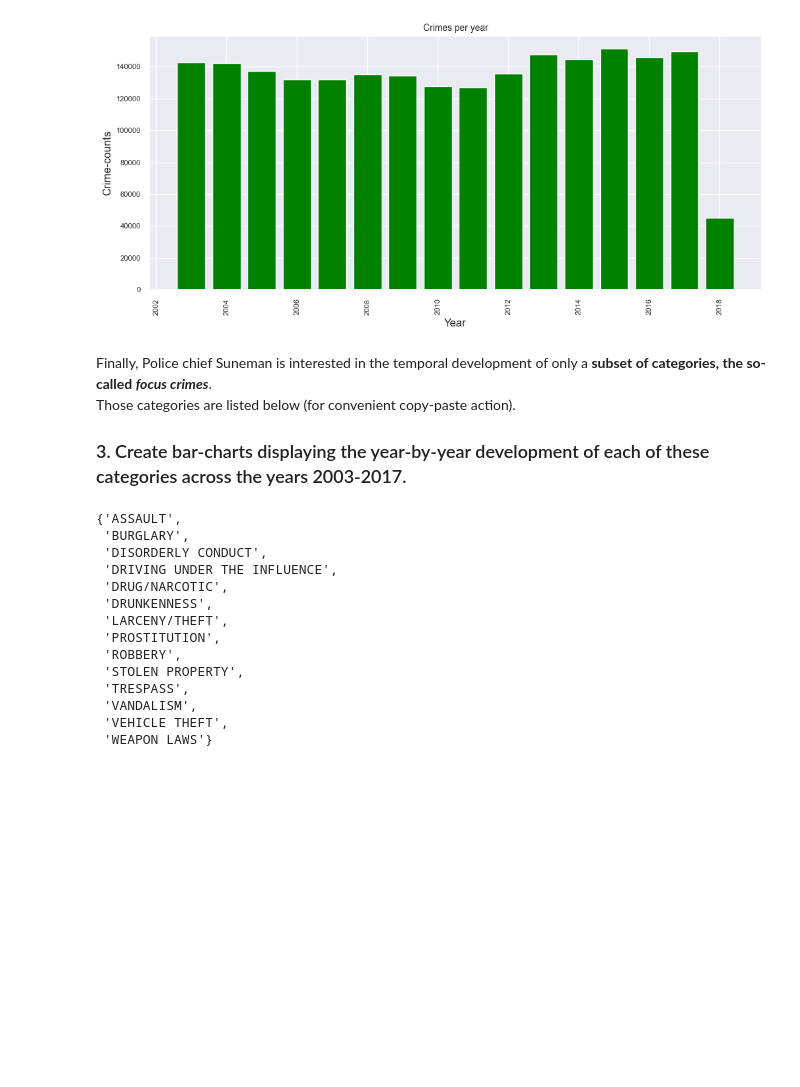
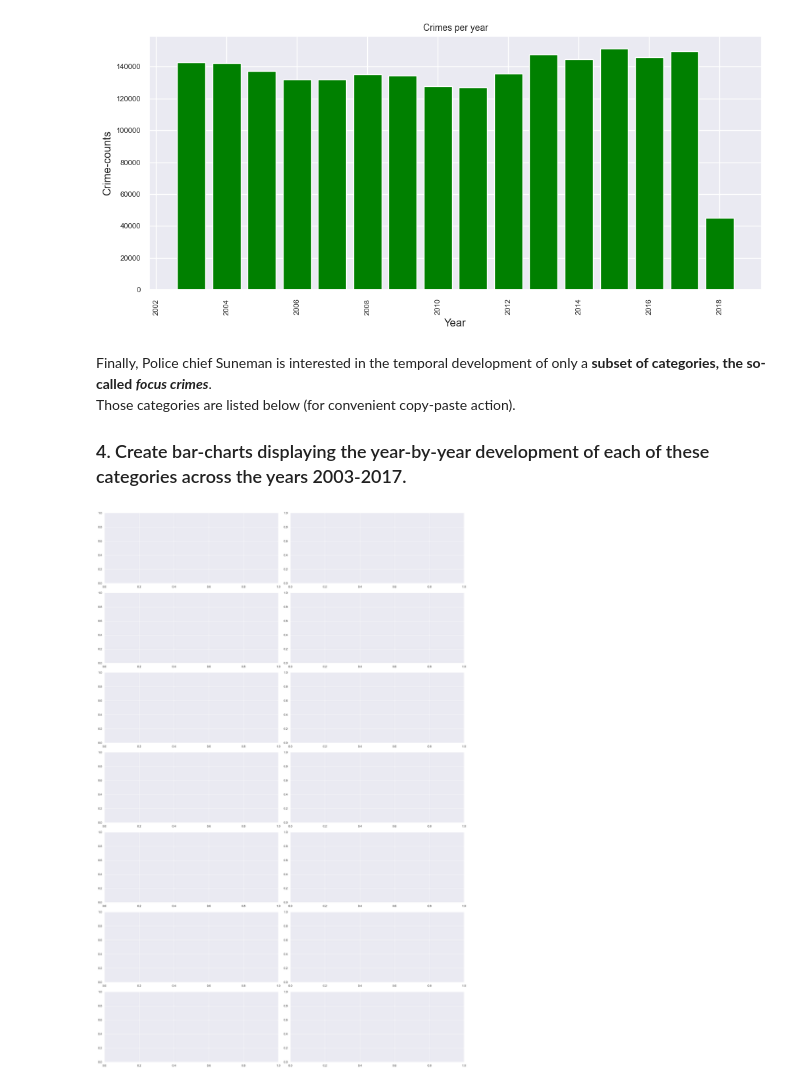
Before and after one commit to clbokea/socialdata2024, a Jupyter notebook: clbo/exercises.ipynb, the cells around one changed output. Drawn from its saved outputs; the diff is of its cells as text; code cells hidden in the pictures; blank space fills up the shorter version.

Commit message:
figures and subplots started

```diff
--- a/clbo/exercises.ipynb
+++ b/clbo/exercises.ipynb
@@ -206,22 +206,31 @@ plt.show()
 Finally, Police chief Suneman is interested in the temporal development of only a **subset of categories, the so-called *focus crimes***.
 Those categories are listed below (for convenient copy-paste action).
 
-### 3. Create bar-charts displaying the year-by-year development of each of these categories across the years 2003-2017.
+### 4. Create bar-charts displaying the year-by-year development of each of these categories across the years 2003-2017.
 # %%
 focuscrimes = {'WEAPON LAWS', 'PROSTITUTION', 'DRIVING UNDER THE INFLUENCE', 'ROBBERY', 'BURGLARY', 'ASSAULT', 'DRUNKENNESS', 'DRUG/NARCOTIC', 'TRESPASS', 'LARCENY/THEFT', 'VANDALISM', 'VEHICLE THEFT', 'STOLEN PROPERTY', 'DISORDERLY CONDUCT'}
-focuscrimes
-# %% [output]
-{'ASSAULT',
- 'BURGLARY',
- 'DISORDERLY CONDUCT',
- 'DRIVING UNDER THE INFLUENCE',
- 'DRUG/NARCOTIC',
- 'DRUNKENNESS',
- 'LARCENY/THEFT',
- 'PROSTITUTION',
- 'ROBBERY',
- 'STOLEN PROPERTY',
- 'TRESPASS',
- 'VANDALISM',
- 'VEHICLE THEFT',
- 'WEAPON LAWS'}
+# %%
+fig = plt.figure(figsize=(20, 30))  # Adjust the figure size to your needs
+
+# Create 14 subplots (7 rows x 2 columns)
+ax1 = fig.add_subplot(7, 2, 1)
+ax2 = fig.add_subplot(7, 2, 2)
+ax3 = fig.add_subplot(7, 2, 3)
+ax4 = fig.add_subplot(7, 2, 4)
+ax5 = fig.add_subplot(7, 2, 5)
+ax6 = fig.add_subplot(7, 2, 6)
+ax7 = fig.add_subplot(7, 2, 7)
+ax8 = fig.add_subplot(7, 2, 8)
+ax9 = fig.add_subplot(7, 2, 9)
+ax10 = fig.add_subplot(7, 2, 10)
+ax11 = fig.add_subplot(7, 2, 11)
+ax12 = fig.add_subplot(7, 2, 12)
+ax13 = fig.add_subplot(7, 2, 13)
+ax14 = fig.add_subplot(7, 2, 14)
+
+# You would then plot your data in each Axes object as needed.
+
+plt.tight_layout()  # Adjusts the subplots to fit into the figure area.
+plt.show()  # Display the figure with the subplots.
+# %% [output]
+[figure, added]
```
Also changed, not shown: 1 other file.
